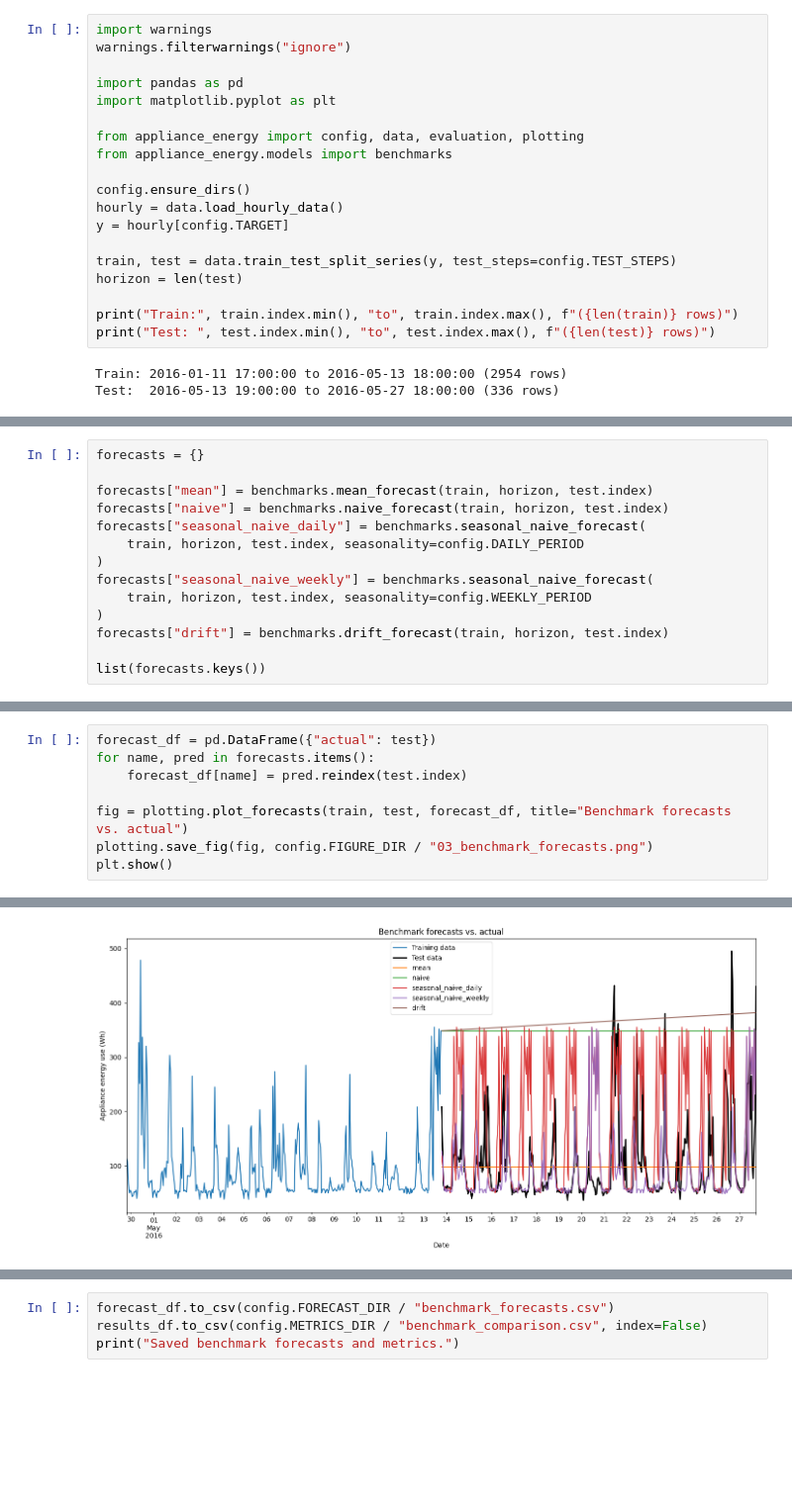
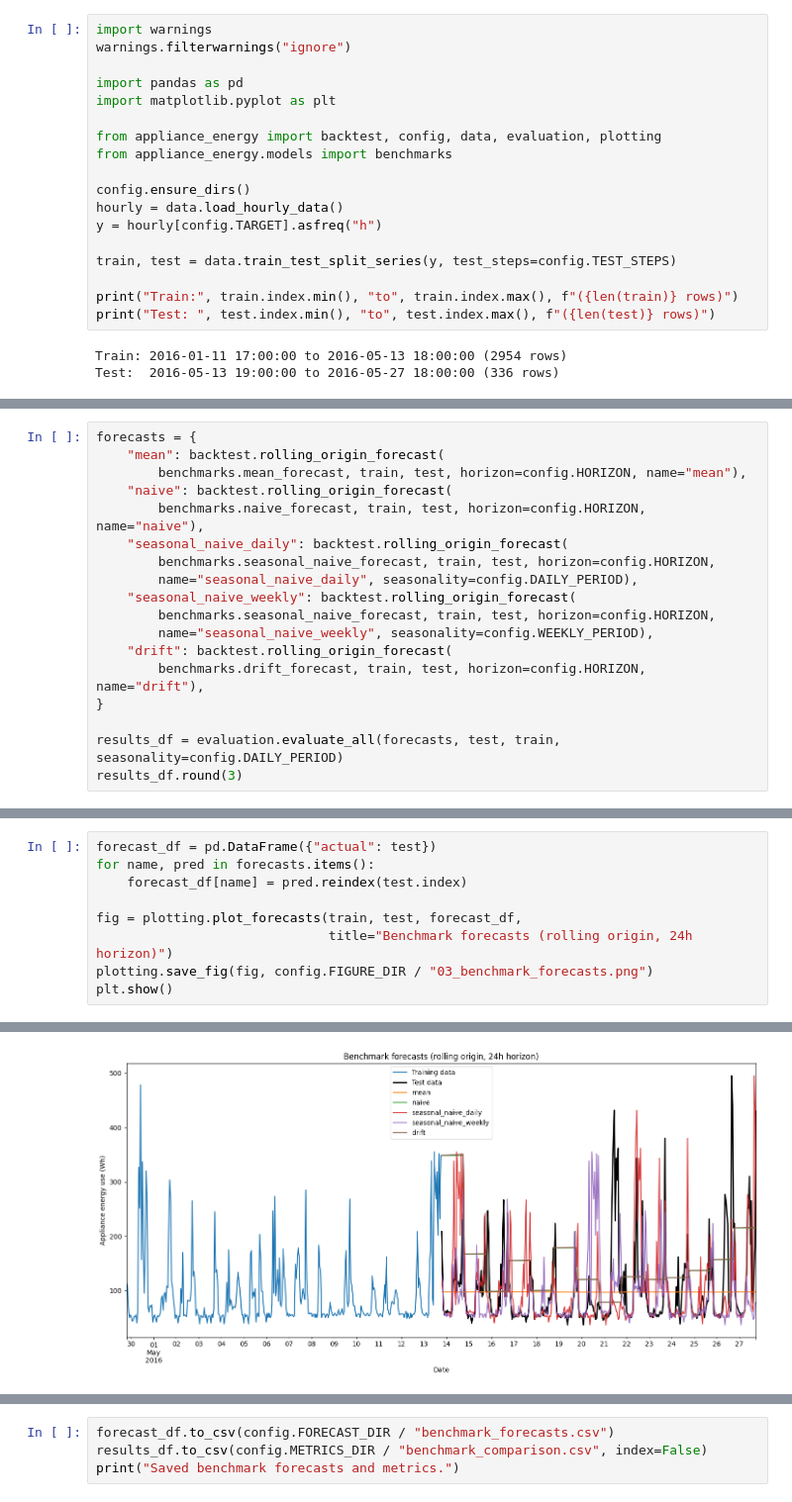
Before and after one commit to adeel-nawaz/appliance-energy-forecasting, a Jupyter notebook: notebooks/03_benchmark_models.ipynb, the cells around one changed output, grey strips where cells are left out. Shown at 99% size. Drawn from its saved outputs; the diff is of its cells as text; blank space fills up the shorter version.

```diff
--- a/notebooks/03_benchmark_models.ipynb
+++ b/notebooks/03_benchmark_models.ipynb
@@ -9,15 +9,14 @@ warnings.filterwarnings("ignore")
 import pandas as pd
 import matplotlib.pyplot as plt
 
-from appliance_energy import config, data, evaluation, plotting
+from appliance_energy import backtest, config, data, evaluation, plotting
 from appliance_energy.models import benchmarks
 
 config.ensure_dirs()
 hourly = data.load_hourly_data()
-y = hourly[config.TARGET]
+y = hourly[config.TARGET].asfreq("h")
 
 train, test = data.train_test_split_series(y, test_steps=config.TEST_STEPS)
-horizon = len(test)
 
 print("Train:", train.index.min(), "to", train.index.max(), f"({len(train)} rows)")
 print("Test: ", test.index.min(), "to", test.index.max(), f"({len(test)} rows)")
@@ -37,15 +42,19 @@ Test:  2016-05-13 19:00:00 to 2016-05-27 18:00:00 (336 rows)
 # %%
-forecasts = {}
+forecasts = {
+    "mean": backtest.rolling_origin_forecast(
+        benchmarks.mean_forecast, train, test, horizon=config.HORIZON, name="mean"),
+    "naive": backtest.rolling_origin_forecast(
+        benchmarks.naive_forecast, train, test, horizon=config.HORIZON, name="naive"),
+    "seasonal_naive_daily": backtest.rolling_origin_forecast(
+        benchmarks.seasonal_naive_forecast, train, test, horizon=config.HORIZON,
+        name="seasonal_naive_daily", seasonality=config.DAILY_PERIOD),
+    "seasonal_naive_weekly": backtest.rolling_origin_forecast(
+        benchmarks.seasonal_naive_forecast, train, test, horizon=config.HORIZON,
+        name="seasonal_naive_weekly", seasonality=config.WEEKLY_PERIOD),
+    "drift": backtest.rolling_origin_forecast(
+        benchmarks.drift_forecast, train, test, horizon=config.HORIZON, name="drift"),
+}
 
-forecasts["mean"] = benchmarks.mean_forecast(train, horizon, test.index)
-forecasts["naive"] = benchmarks.naive_forecast(train, horizon, test.index)
-forecasts["seasonal_naive_daily"] = benchmarks.seasonal_naive_forecast(
-    train, horizon, test.index, seasonality=config.DAILY_PERIOD
-)
-forecasts["seasonal_naive_weekly"] = benchmarks.seasonal_naive_forecast(
-    train, horizon, test.index, seasonality=config.WEEKLY_PERIOD
-)
-forecasts["drift"] = benchmarks.drift_forecast(train, horizon, test.index)
-
-list(forecasts.keys())
+results_df = evaluation.evaluate_all(forecasts, test, train, seasonality=config.DAILY_PERIOD)
+results_df.round(3)
 # %% [output]
@@ -76,11 +106,12 @@ Strongest benchmark: seasonal_naive_weekly (MASE=0.798)
 # %%
 forecast_df = pd.DataFrame({"actual": test})
 for name, pred in forecasts.items():
     forecast_df[name] = pred.reindex(test.index)
 
-fig = plotting.plot_forecasts(train, test, forecast_df, title="Benchmark forecasts vs. actual")
+fig = plotting.plot_forecasts(train, test, forecast_df,
+                              title="Benchmark forecasts (rolling origin, 24h horizon)")
 plotting.save_fig(fig, config.FIGURE_DIR / "03_benchmark_forecasts.png")
 plt.show()
 # %% [output]
 Saved figure to D:\UK ass\outputs\figures\03_benchmark_forecasts.png
-[figure, old version]
+[figure, new version]
```
Also changed, not shown: parts of 16 cells of this notebook, 27 other files.
